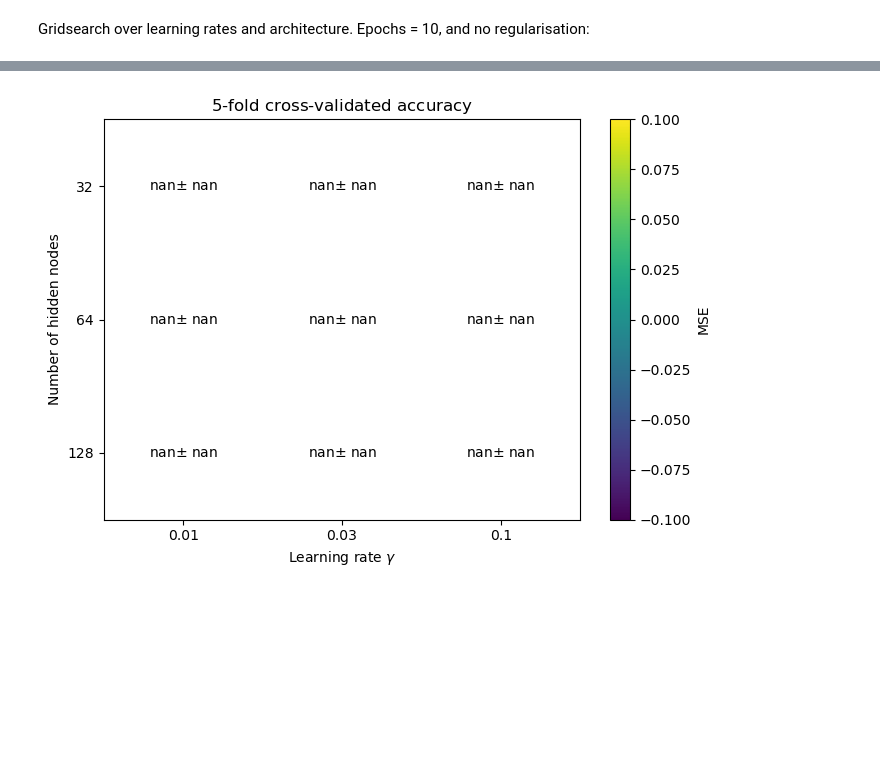
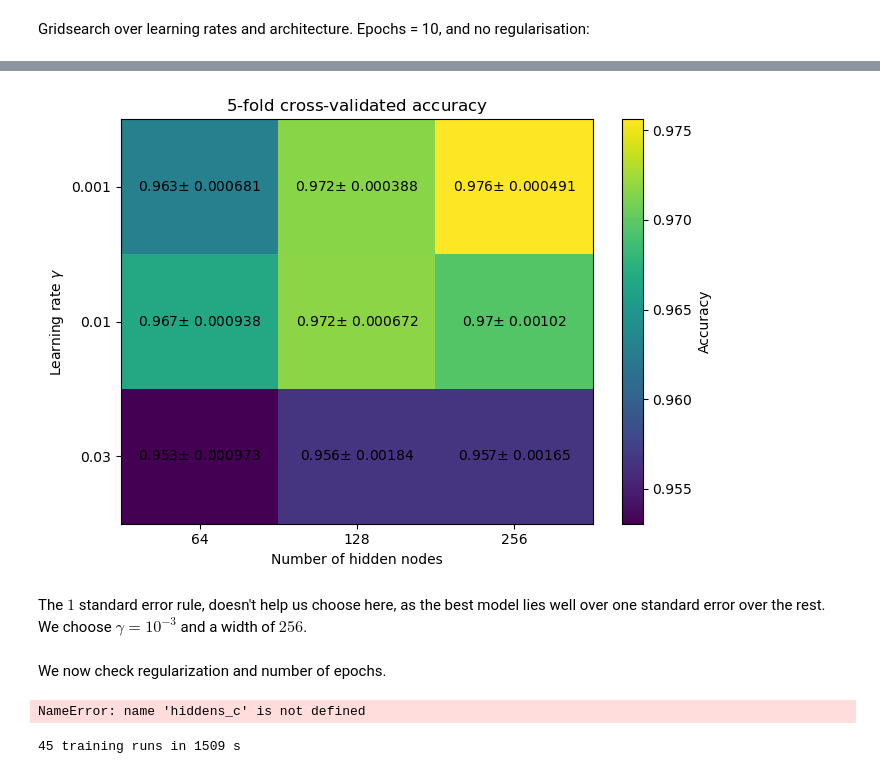
Before and after one commit to kajassandnes/FYS-STK3155, a Jupyter notebook: Project2/part_e.ipynb, the cells around one changed output, grey strips where cells are left out. Saved outputs shown, nothing was run; the diff lists cells and outputs as text; code cells hidden in the pictures; blank space fills up the shorter version.

```diff
--- a/Project2/part_e.ipynb
+++ b/Project2/part_e.ipynb
@@ -67,13 +67,13 @@ cv_strat = StratifiedKFold(n_splits = k, shuffle=True, random_state = rs)
 # %% [markdown]
 Gridsearch over learning rates and architecture. Epochs = 10, and no regularisation:
 # %%
-hiddens_c = [32, 64, 128]
-gammas_c = [0.01, 0.03, 0.1]
+hiddens_c = [64, 128, 256]
+gammas_c = [0.001, 0.01, 0.03]
 t0 = time.time()
-search_c = GridSearchCV(EstimatorClassifier(), {"hidden": hiddens_c, "gamma": gammas_c},
+search_c = GridSearchCV(EstimatorClassifier(batch_size = 256), {"hidden": hiddens_c, "gamma": gammas_c},
                         cv=cv_strat, scoring= "accuracy", return_train_score=True)
 
-search_c.fit(X_sub, y_sub)
+search_c.fit(x_train, y_train)
 print(f"{len(hiddens_c) * len(gammas_c) * k} training runs in {time.time() - t0:.0f} s")
 
 
@@ -81,18 +81,4 @@ rc = search_c.cv_results_
 shape_c = (len(gammas_c), len(hiddens_c))                    # 'gamma' is first in alphabetical order, so it is the outer loop
 acc_c = rc["mean_test_score"].reshape(shape_c)
 se_c = rc["std_test_score"].reshape(shape_c) / np.sqrt(k - 1)
-
-"""
-tr_c = rc["mean_train_score"].reshape(shape_c)
-ib = np.unravel_index(np.argmax(acc_c), shape_c)
-within_c = acc_c >= acc_c[ib] - se_c[ib]
-print(f"{'gamma \\ hidden':>15s}" + "".join(f"{h:>22d}" for h in hiddens_c) + "      (CV accuracy +/- s.e., training accuracy in brackets)")
-for i, g in enumerate(gammas_c):
-    print(f"{g:>15g}" + "".join(f"{acc_c[i, j]:10.4f}+/-{se_c[i, j]:.4f}{'*' if within_c[i, j] else ' '}({tr_c[i, j]:.3f})" for j in range(shape_c[1])))
-print(f"best: hidden {hiddens_c[ib[1]]}, gamma {gammas_c[ib[0]]:g}: {acc_c[ib]:.4f} +/- {se_c[ib]:.4f}; cells within one s.e. (*): {within_c.sum()}")
-cands_c = [(i, j) for i in range(shape_c[0]) for j in range(shape_c[1]) if within_c[i, j]]
-i1c, j1c = min(cands_c, key=lambda t: (hiddens_c[t[1]], -acc_c[t]))
-print(f"one-standard-error rule towards the smaller network: hidden {hiddens_c[j1c]}, gamma {gammas_c[i1c]:g}: {acc_c[i1c, j1c]:.4f} +/- {se_c[i1c, j1c]:.4f}")
-best_c = NeuralNetClassifier(hidden=(hiddens_c[j1c],), gamma=gammas_c[i1c], epochs=10)
-"""
 # %% [output]
@@ -118,22 +86,46 @@ AttributeError: type object 'super' has no attribute 'predict'
 # %%
 fig, ax = plt.subplots(figsize=(7, 5))
 heatmap = ax.imshow(acc_c, cmap="viridis", aspect="auto")
-ax.set_xticks(np.arange(len(gammas_c)))
-ax.set_xticklabels([f"{value:g}" for value in gammas_c])
-ax.set_yticks(np.arange(len(hiddens_c)))
-ax.set_yticklabels([f"{value:g}" for value in hiddens_c])
-ax.set_xlabel("Learning rate $\\gamma$")
-ax.set_ylabel("Number of hidden nodes")
+ax.set_yticks(np.arange(len(gammas_c)))
+ax.set_yticklabels([f"{value:g}" for value in gammas_c])
+ax.set_xticks(np.arange(len(hiddens_c)))
+ax.set_xticklabels([f"{value:g}" for value in hiddens_c])
+ax.set_ylabel("Learning rate $\\gamma$")
+ax.set_xlabel("Number of hidden nodes")
 ax.set_title("$5$-fold cross-validated accuracy")
 
 
 for row in range(acc_c.shape[0]):
     for col in range(acc_c.shape[1]):
         color = "black"
         ax.text(col, row, f"{acc_c[row, col]:.3g}$\\pm$ {se_c[row,col]:.3g}", ha="center", va="center", color=color)
 
-fig.colorbar(heatmap, ax=ax, label="MSE")
+fig.colorbar(heatmap, ax=ax, label="Accuracy")
 fig.tight_layout()
 plt.show()
 # %% [output]
-[figure, old version]
+[figure, new version]
+# %% [markdown]
+The $1$ standard error rule, doesn't help us choose here, as the best model lies well over one standard error over the rest. We choose $\gamma = 10^{-3}$ and a width of $256$.
+# %% [markdown]
+We now check regularization and number of epochs.
+# %%
+epochs_c = [10, 15, 20]
+lambdas_c = [1e-5, 1e-4, 1e-3]
+t0 = time.time()
+search_c = GridSearchCV(EstimatorClassifier(gamma = 1e-3, hidden = 256, batch_size = 256), {"epochs": epochs_c, "lmbda": lambdas_c},
+                        cv=cv_strat, scoring= "accuracy", return_train_score=True)
+
+search_c.fit(x_train, y_train)
+# %% [output]
+NameError: name 'hiddens_c' is not defined
+# %%
+print(f"{len(epochs_c) * len(lambdas_c) * k} training runs in {time.time() - t0:.0f} s")
+
+
+rc = search_c.cv_results_
+shape_c = (len(epochs_c), len(lambdas_c))
+acc_c = rc["mean_test_score"].reshape(shape_c)
+se_c = rc["std_test_score"].reshape(shape_c) / np.sqrt(k - 1)
+# %% [output]
+45 training runs in 1509 s
```
Also changed, not shown: parts of 5 cells of this notebook, 1 other file.
